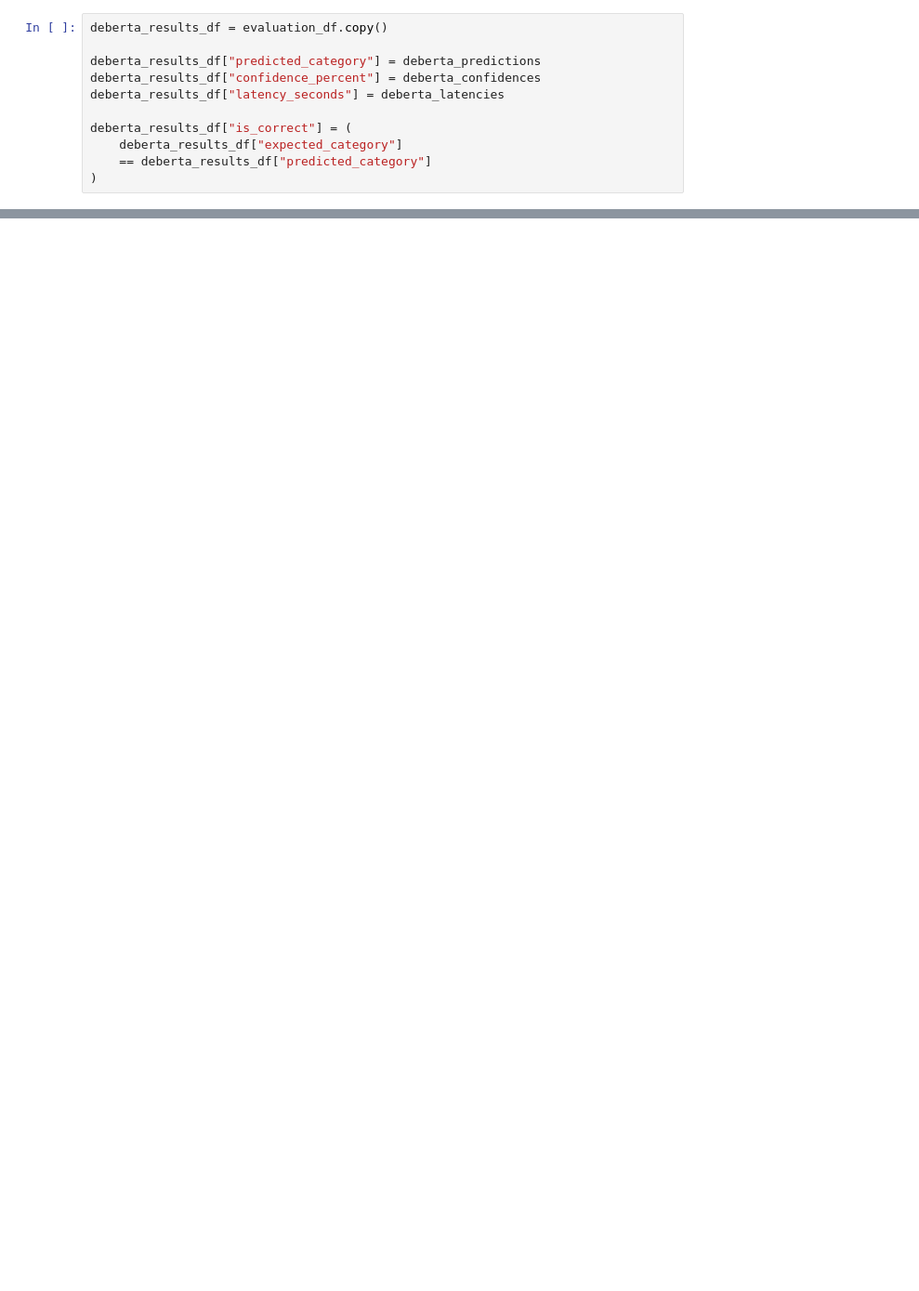
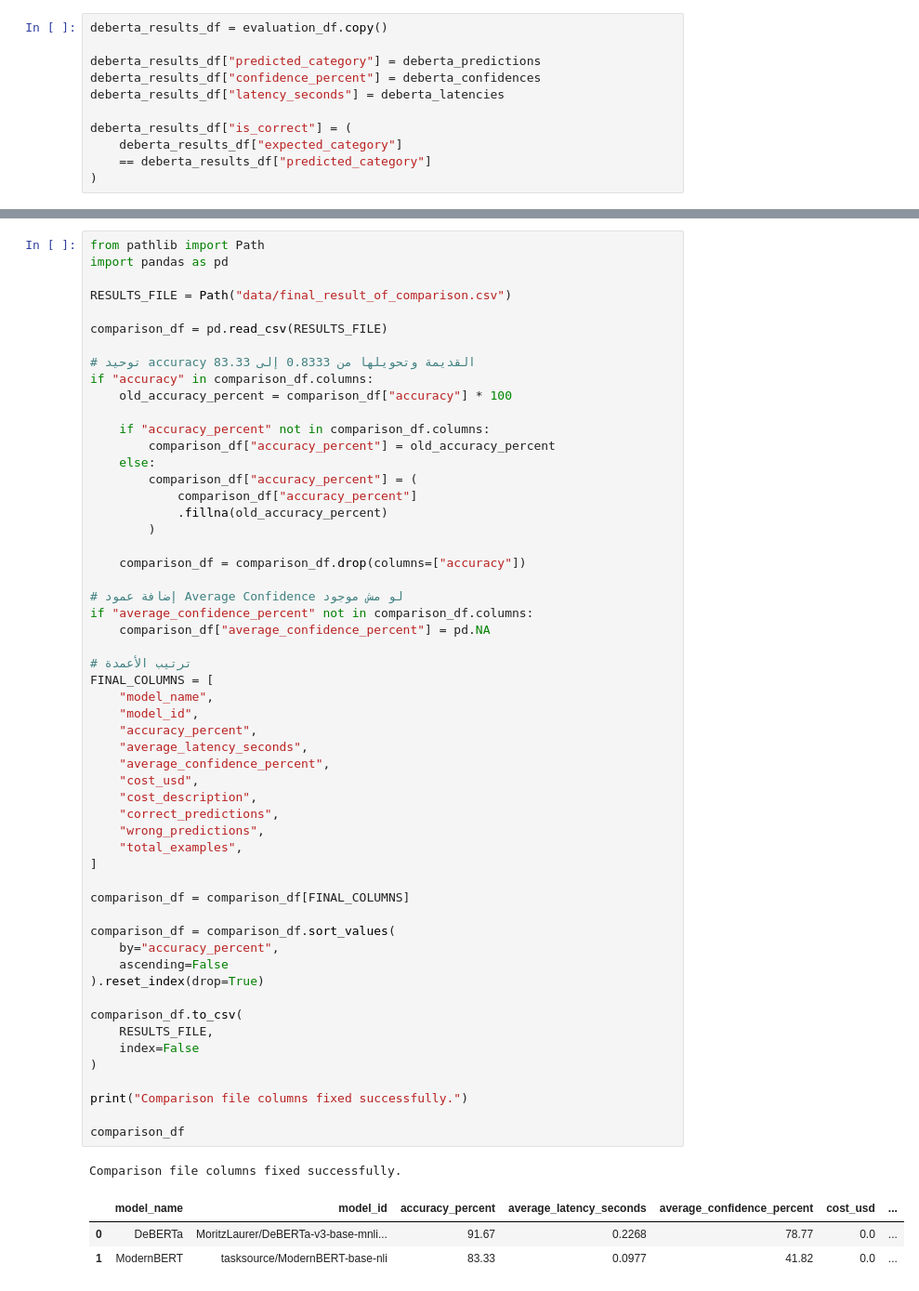
Before and after one commit to Tarek-Radi/ai-engineer-starter-kit, a Jupyter notebook: notebooks/model_scout/DeBERTa.ipynb, the cells around one changed output, grey strips where cells are left out. Shown at 93% size. Saved outputs shown, nothing was run; the diff lists cells and outputs as text; blank space fills up the shorter version.

```diff
--- a/notebooks/model_scout/DeBERTa.ipynb
+++ b/notebooks/model_scout/DeBERTa.ipynb
@@ -121,0 +169,60 @@ Average confidence: 78.80%
+# %%
+from pathlib import Path
+import pandas as pd
+
+RESULTS_FILE = Path("data/final_result_of_comparison.csv")
+
+comparison_df = pd.read_csv(RESULTS_FILE)
+
+# توحيد accuracy القديمة وتحويلها من 0.8333 إلى 83.33
+if "accuracy" in comparison_df.columns:
+    old_accuracy_percent = comparison_df["accuracy"] * 100
+
+    if "accuracy_percent" not in comparison_df.columns:
+        comparison_df["accuracy_percent"] = old_accuracy_percent
+    else:
+        comparison_df["accuracy_percent"] = (
+            comparison_df["accuracy_percent"]
+            .fillna(old_accuracy_percent)
+        )
+
+    comparison_df = comparison_df.drop(columns=["accuracy"])
+
+# إضافة عمود Average Confidence لو مش موجود
+if "average_confidence_percent" not in comparison_df.columns:
+    comparison_df["average_confidence_percent"] = pd.NA
+
+# ترتيب الأعمدة
+FINAL_COLUMNS = [
+    "model_name",
+    "model_id",
+    "accuracy_percent",
+    "average_latency_seconds",
+    "average_confidence_percent",
+    "cost_usd",
+    "cost_description",
+    "correct_predictions",
+    "wrong_predictions",
+    "total_examples",
+]
+
+comparison_df = comparison_df[FINAL_COLUMNS]
+
+comparison_df = comparison_df.sort_values(
+    by="accuracy_percent",
+    ascending=False
+).reset_index(drop=True)
+
+comparison_df.to_csv(
+    RESULTS_FILE,
+    index=False
+)
+
+print("Comparison file columns fixed successfully.")
+
+comparison_df
+# %% [output]
+Comparison file columns fixed successfully.
+|  | model_name | model_id | accuracy_percent | average_latency_seconds | average_confidence_percent | cost_usd | ... |
+| 0 | DeBERTa | MoritzLaurer/DeBERTa-v3-base-mnli... | 91.67 | 0.2268 | 78.77 | 0.0 | ... |
+| 1 | ModernBERT | tasksource/ModernBERT-base-nli | 83.33 | 0.0977 | 41.82 | 0.0 | ... |
```
Also changed, not shown: parts of 5 cells of this notebook, 3 other files.
